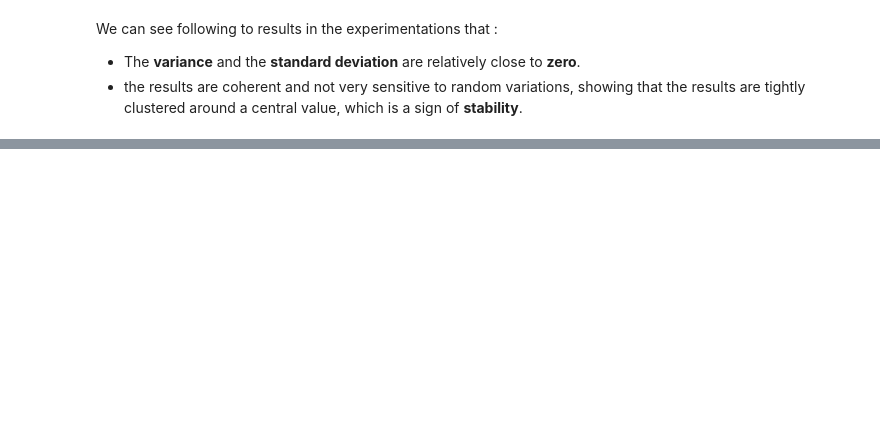
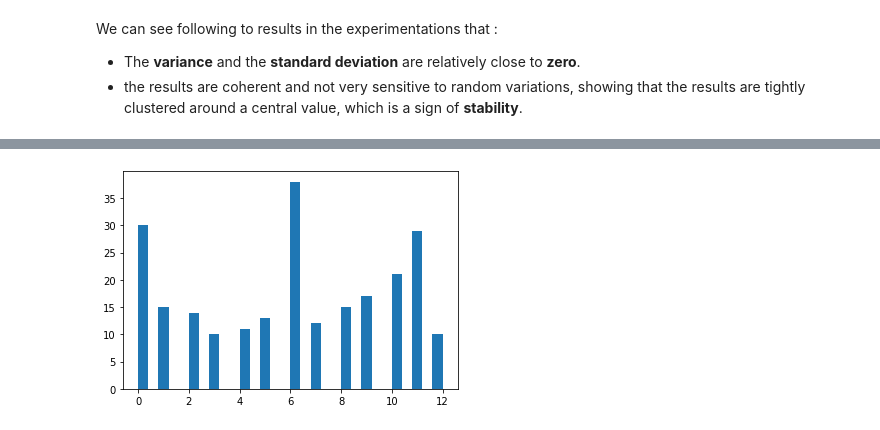
Before and after one commit to AmineYK/Explainable-Artificial-Intelligence, a Jupyter notebook: growing_sphere.ipynb, the cells around one changed output, grey strips where cells are left out. Saved outputs shown, nothing was run; the diff lists cells and outputs as text; code cells hidden in the pictures; blank space fills up the shorter version.

```diff
--- a/growing_sphere.ipynb
+++ b/growing_sphere.ipynb
@@ -291,0 +352,11 @@ L'échantillon ne suit pas la même distribution que les données d'entraînemen
+# %%
+# Load the Wine dataset
+wine_data = load_wine()
+
+# Access the features and target variables
+X = wine_data.data  # Features
+y = wine_data.target  # Target variable
+
+feature_names = np.array(wine_data.feature_names)
+target_names = wine_data.target_names
+dataset_description = wine_data.DESCR
@@ -291,0 +388,5 @@ L'échantillon ne suit pas la même distribution que les données d'entraînemen
+# %%
+plt.hist(dims,bins=30)
+plt.show()
+# %% [output]
+[figure, added]
```
Also changed, not shown: parts of 27 cells of this notebook.
